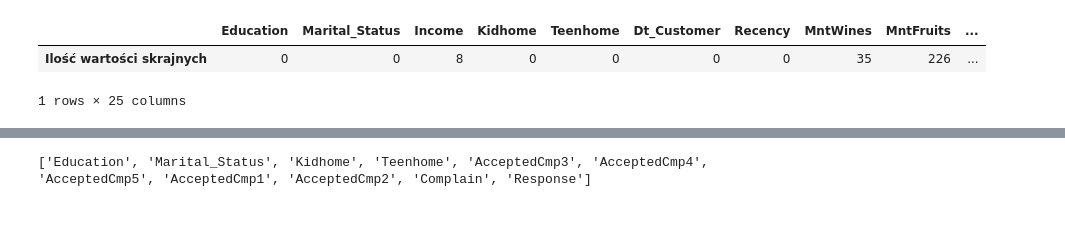
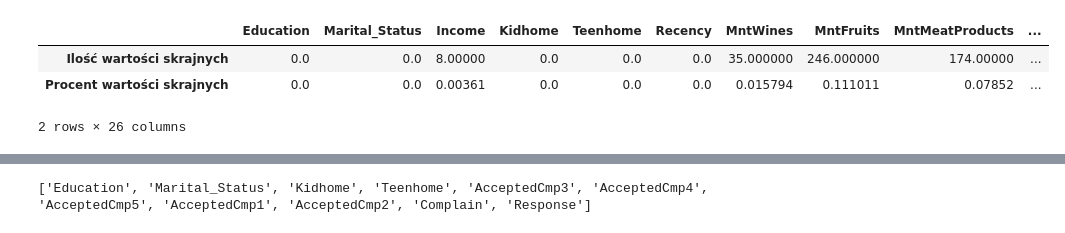
Before and after one commit to Noka993/customer-profile-analysis, a Jupyter notebook: notebooks/statystyki.ipynb, the cells around one changed output, grey strips where cells are left out. Drawn from its saved outputs; the diff is of its cells as text; code cells hidden in the pictures.

Commit message:
added functions to handle outliers

```diff
--- a/notebooks/statystyki.ipynb
+++ b/notebooks/statystyki.ipynb
@@ -28,26 +25,10 @@ outliers.head()
-# %%
-#sprawdzanie wartości skrajnych
-
-outliers_count = []
-
-for col in df.columns[1:]:
-    if df[col].dtype in ['int64', 'float64']:
-        q1 = df[col].quantile(0.25)
-        q3 = df[col].quantile(0.75)
-        IQR = q3 - q1
-        outliers = df[(df[col] < (q1 - 1.5 * IQR)) | (df[col] > (q3 + 1.5 * IQR))]
-        outliers_count.append(outliers.shape[0])
-    else:
-        outliers_count.append(0)
-
-outliers_df = pd.DataFrame([outliers_count], columns=df.columns[1:])
-outliers_df.index = ['Ilość wartości skrajnych']
-
-outliers_df.head()
-# %% [output]
-|  | Education | Marital_Status | Income | Kidhome | Teenhome | Dt_Customer | Recency | MntWines | MntFruits | ... |
-| Ilość wartości skrajnych | 0 | 0 | 8 | 0 | 0 | 0 | 0 | 35 | 226 | ... |
-1 rows × 25 columns
+# %%
+outliers_statistics(df).head()
+# %% [output]
+|  | Education | Marital_Status | Income | Kidhome | Teenhome | Recency | MntWines | MntFruits | MntMeatProducts | ... |
+| Ilość wartości skrajnych | 0.0 | 0.0 | 8.00000 | 0.0 | 0.0 | 0.0 | 35.000000 | 246.000000 | 174.00000 | ... |
+| Procent wartości skrajnych | 0.0 | 0.0 | 0.00361 | 0.0 | 0.0 | 0.0 | 0.015794 | 0.111011 | 0.07852 | ... |
+2 rows × 26 columns
 # %%
 
 incl= ['mean','std']
```
Also changed, not shown: parts of 5 cells of this notebook, 2 other files.
